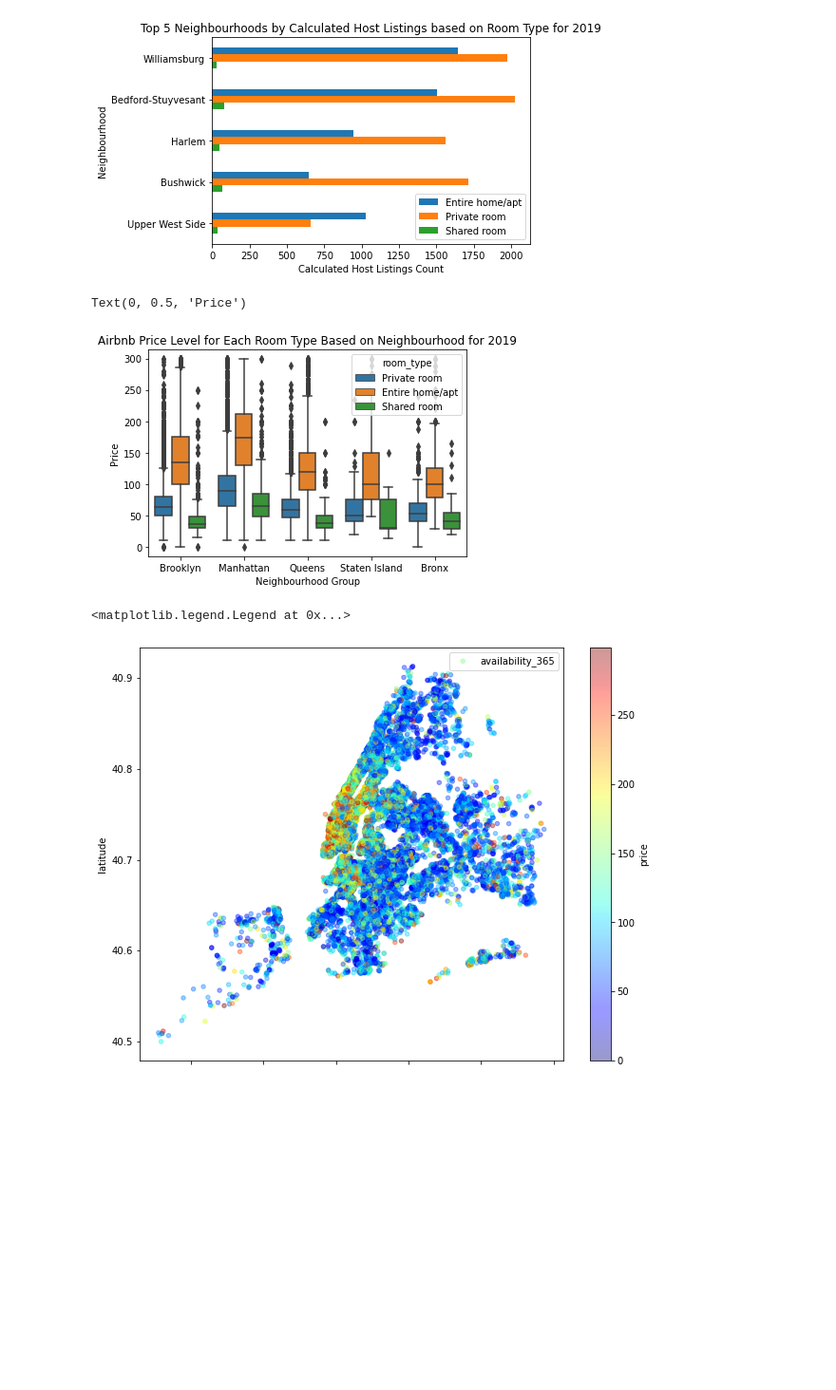
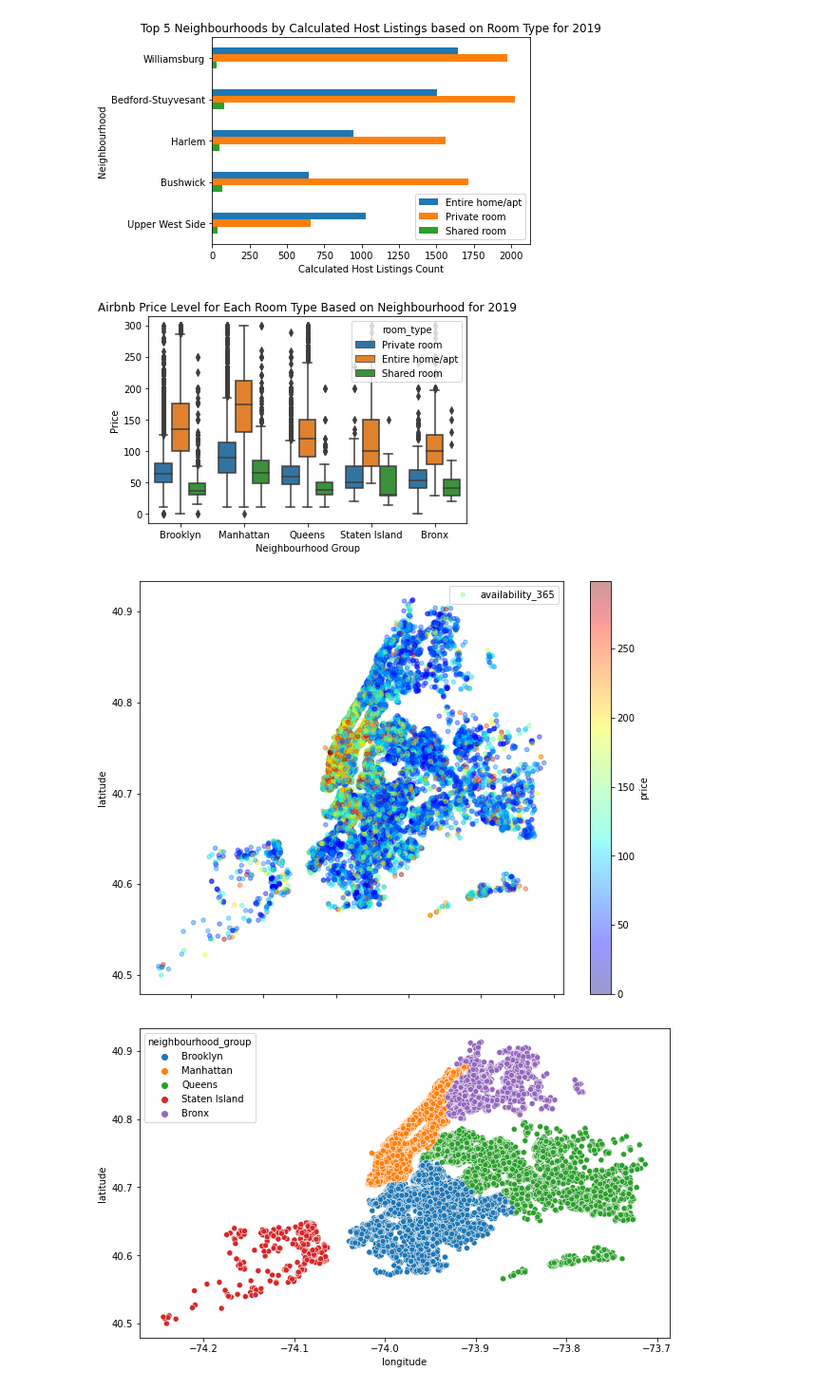
Before and after one commit to csridlen/eco395m-project-2, a Jupyter notebook: code/analysis_visualizations.ipynb, the cells around one changed output. Shown at 95% size. Drawn from its saved outputs; the diff is of its cells as text; code cells hidden in the pictures; blank space fills up the shorter version.

Commit message:
Adding a heat map based on neighborhood group, a heatmap among relevant variables and a wordcloud

```diff
--- a/code/analysis_visualizations.ipynb
+++ b/code/analysis_visualizations.ipynb
@@ -144,8 +152,10 @@ Boxplot = sns.boxplot(y="price", data=data2, x="neighbourhood_group", hue="room_
 plt.title("Airbnb Price Level for Each Room Type Based on Neighbourhood for 2019")
 plt.xlabel("Neighbourhood Group")
 plt.ylabel("Price")
+
+Boxplot = Boxplot.get_figure()
+Boxplot.savefig("../artifacts/Boxplot.png")
 # %% [output]
-Text(0, 0.5, 'Price')
 [figure]
 # %%
 # Creating a heatmap using latitute and longitude
@@ -161,6 +171,8 @@ heatmap = data2.plot(
     figsize=(10, 8),
 )
 heatmap.legend()
+
+heatmap = heatmap.get_figure()
+heatmap.savefig("../artifacts/heatmap.png")
 # %% [output]
-<matplotlib.legend.Legend at 0x...>
 [figure]
@@ -182,0 +179,10 @@ heatmap.savefig("../artifacts/heatmap.png")
+# %%
+# map by neighbourhood group
+heatmap2 = plt.figure(figsize=(10, 6))
+sns.scatterplot(data2.longitude, data2.latitude, hue=data2.neighbourhood_group)
+plt.ioff()
+
+heatmap2 = heatmap2.get_figure()
+heatmap2.savefig("../artifacts/heatmap2.png")
+# %% [output]
+[figure, added]
```
Also changed, not shown: parts of 9 cells of this notebook, 3 other files.
